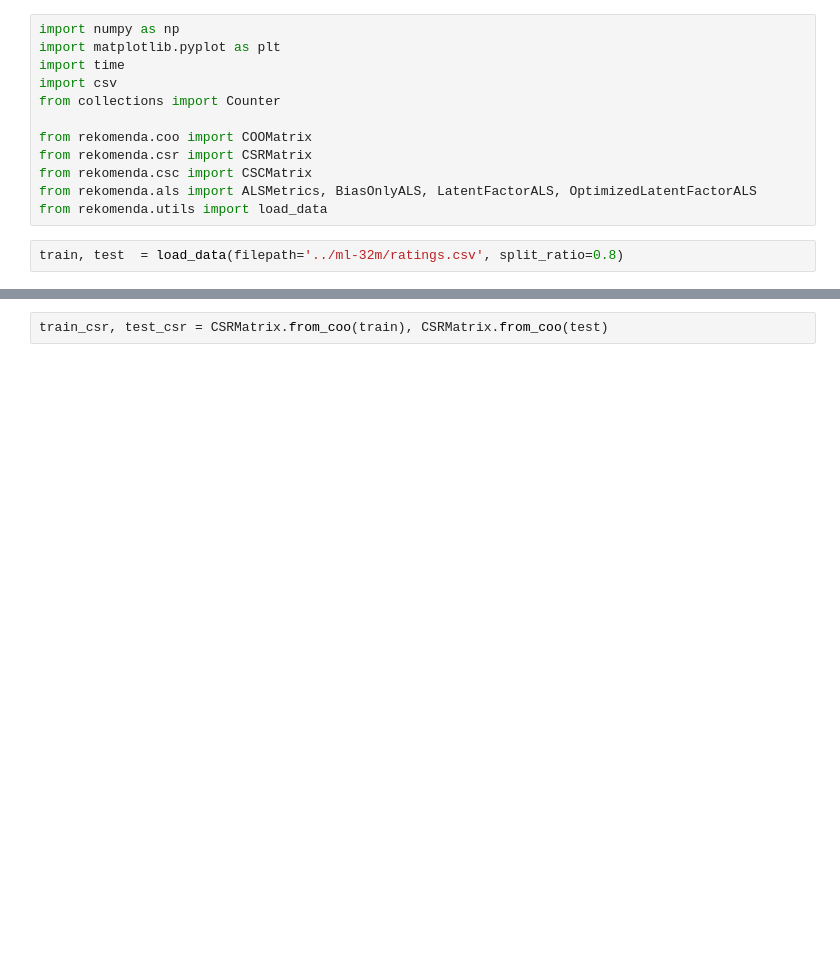
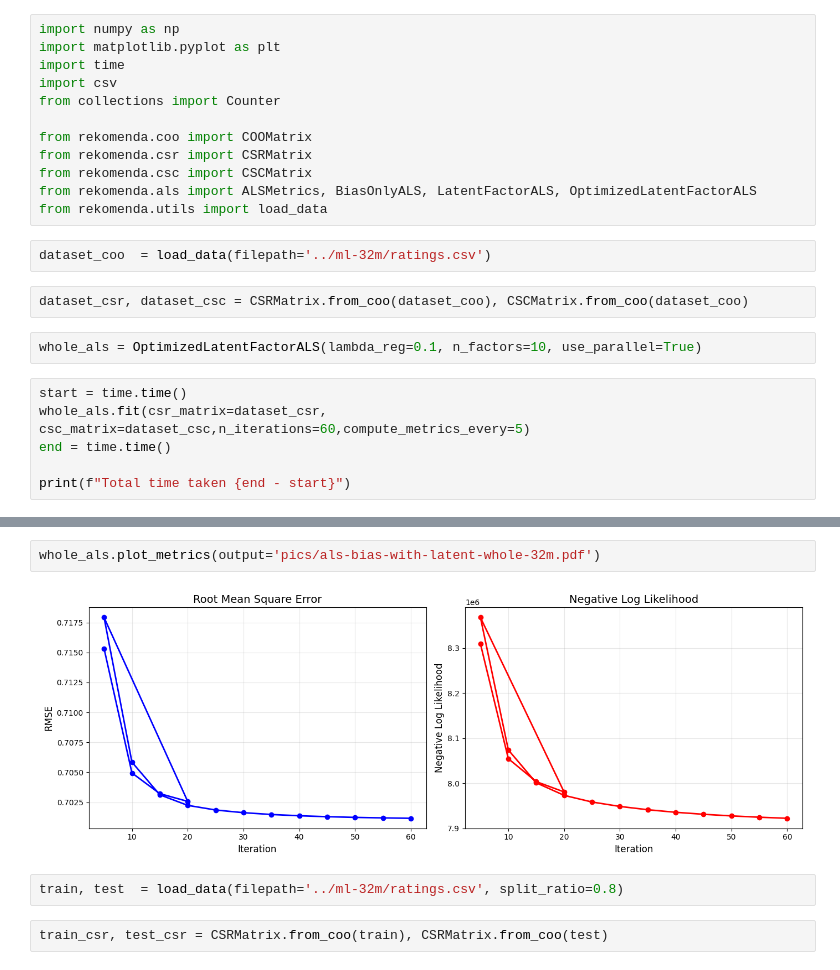
Before and after one commit to Abdulrasheed1729/rekomenda, a Jupyter notebook: notebooks/practical-4.ipynb, the cells around one changed output, grey strips where cells are left out. Cells and saved outputs as stored; diff of their text form; blank space fills up the shorter version.

```diff
--- a/notebooks/practical-4.ipynb
+++ b/notebooks/practical-4.ipynb
@@ -13,4 +13,14 @@ from rekomenda.csc import CSCMatrix
 from rekomenda.als import ALSMetrics, BiasOnlyALS, LatentFactorALS, OptimizedLatentFactorALS
 from rekomenda.utils import load_data
 # %%
-train, test  = load_data(filepath='../ml-32m/ratings.csv', split_ratio=0.8)
+dataset_coo  = load_data(filepath='../ml-32m/ratings.csv')
+# %%
+dataset_csr, dataset_csc = CSRMatrix.from_coo(dataset_coo), CSCMatrix.from_coo(dataset_coo)
+# %%
+whole_als = OptimizedLatentFactorALS(lambda_reg=0.1, n_factors=10, use_parallel=True)
+# %%
+start = time.time()
+whole_als.fit(csr_matrix=dataset_csr, csc_matrix=dataset_csc,n_iterations=60,compute_metrics_every=5)
+end = time.time()
+
+print(f"Total time taken {end - start}")
@@ -17,3 +41,9 @@ train, test  = load_data(filepath='../ml-32m/ratings.csv', split_ratio=0.8)
+# %%
+whole_als.plot_metrics(output='pics/als-bias-with-latent-whole-32m.pdf')
+# %% [output]
+[figure, added]
+# %%
+train, test  = load_data(filepath='../ml-32m/ratings.csv', split_ratio=0.8)
 # %%
 train_csr, test_csr = CSRMatrix.from_coo(train), CSRMatrix.from_coo(test)
 # %%
```
Also changed, not shown: parts of 6 cells of this notebook, 12 other files.
